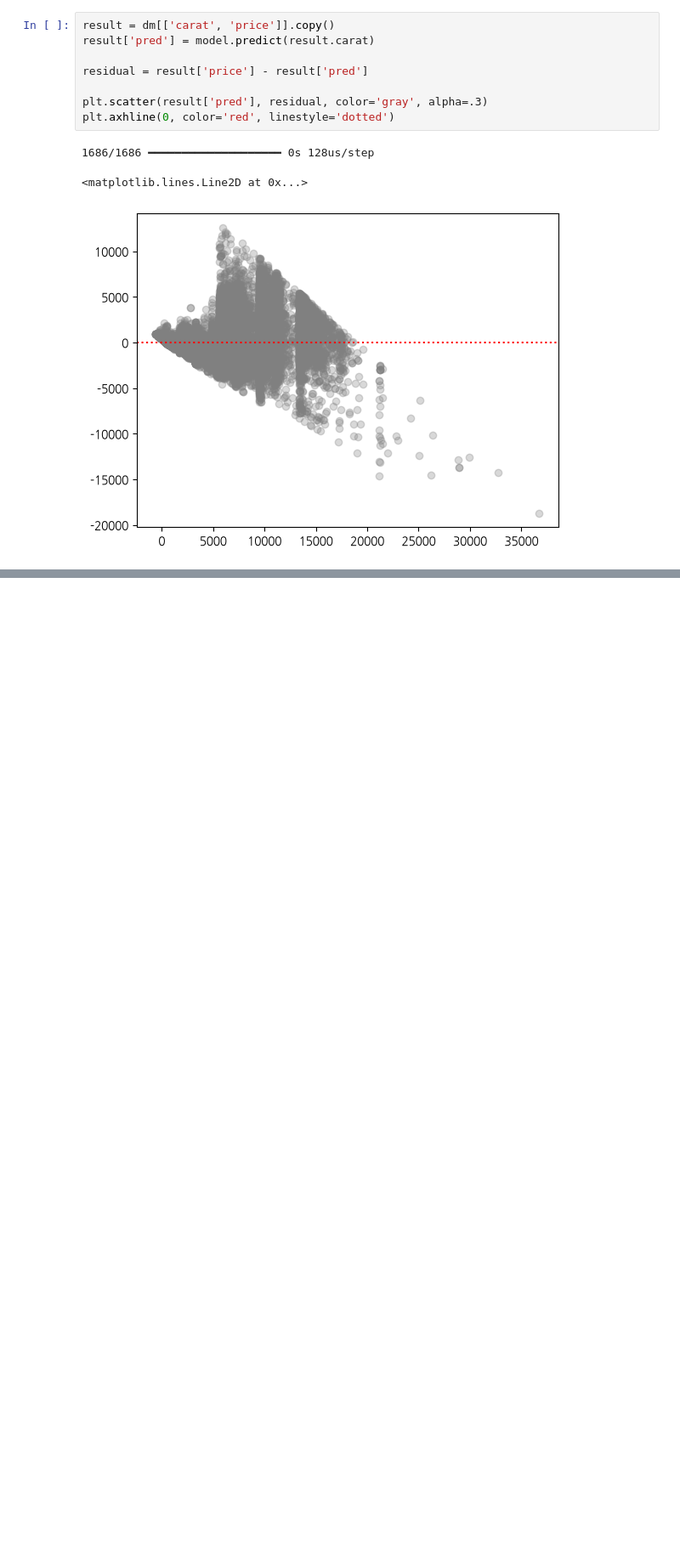
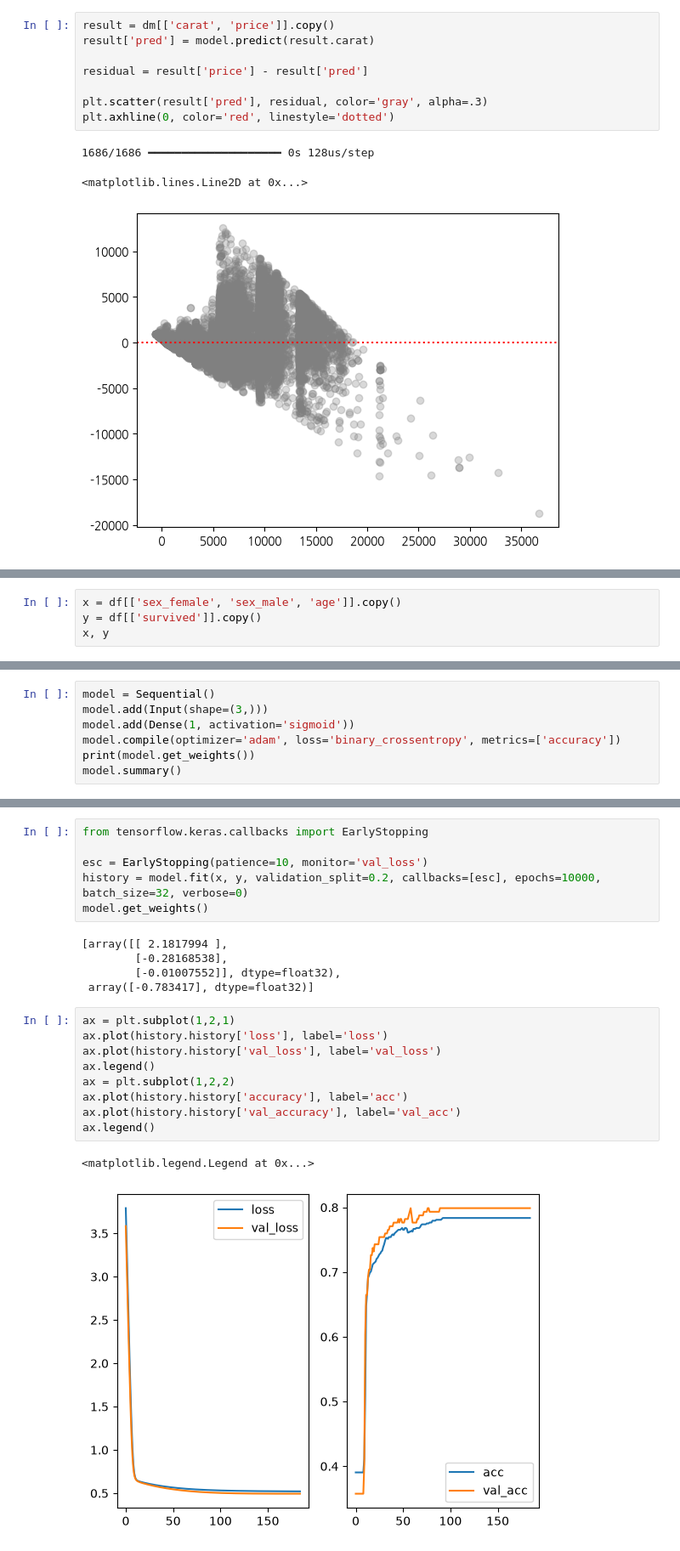
Before and after one commit to heavyrainseo/deeplearning, a Jupyter notebook: test.ipynb, the cells around one changed output, grey strips where cells are left out. Shown at 85% size. Saved outputs shown, nothing was run; the diff lists cells and outputs as text; blank space fills up the shorter version.

Commit message:
Implement feature X to enhance user experience and optimize performance

```diff
--- a/test.ipynb
+++ b/test.ipynb
@@ -135,0 +201,4 @@ plt.axhline(0, color='red', linestyle='dotted')
+# %%
+x = df[['sex_female', 'sex_male', 'age']].copy()
+y = df[['survived']].copy()
+x, y
@@ -135,0 +233,7 @@ plt.axhline(0, color='red', linestyle='dotted')
+# %%
+model = Sequential()
+model.add(Input(shape=(3,)))
+model.add(Dense(1, activation='sigmoid'))
+model.compile(optimizer='adam', loss='binary_crossentropy', metrics=['accuracy'])
+print(model.get_weights())
+model.summary()
@@ -135,0 +256,23 @@ plt.axhline(0, color='red', linestyle='dotted')
+# %%
+from tensorflow.keras.callbacks import EarlyStopping
+
+esc = EarlyStopping(patience=10, monitor='val_loss')
+history = model.fit(x, y, validation_split=0.2, callbacks=[esc], epochs=10000, batch_size=32, verbose=0)
+model.get_weights()
+# %% [output]
+[array([[ 2.1817994 ],
+        [-0.28168538],
+        [-0.01007552]], dtype=float32),
+ array([-0.783417], dtype=float32)]
+# %%
+ax = plt.subplot(1,2,1)
+ax.plot(history.history['loss'], label='loss')
+ax.plot(history.history['val_loss'], label='val_loss')
+ax.legend()
+ax = plt.subplot(1,2,2)
+ax.plot(history.history['accuracy'], label='acc')
+ax.plot(history.history['val_accuracy'], label='val_acc')
+ax.legend()
+# %% [output]
+<matplotlib.legend.Legend at 0x...>
+[figure, added]
```
Also changed, not shown: parts of 11 cells of this notebook.
